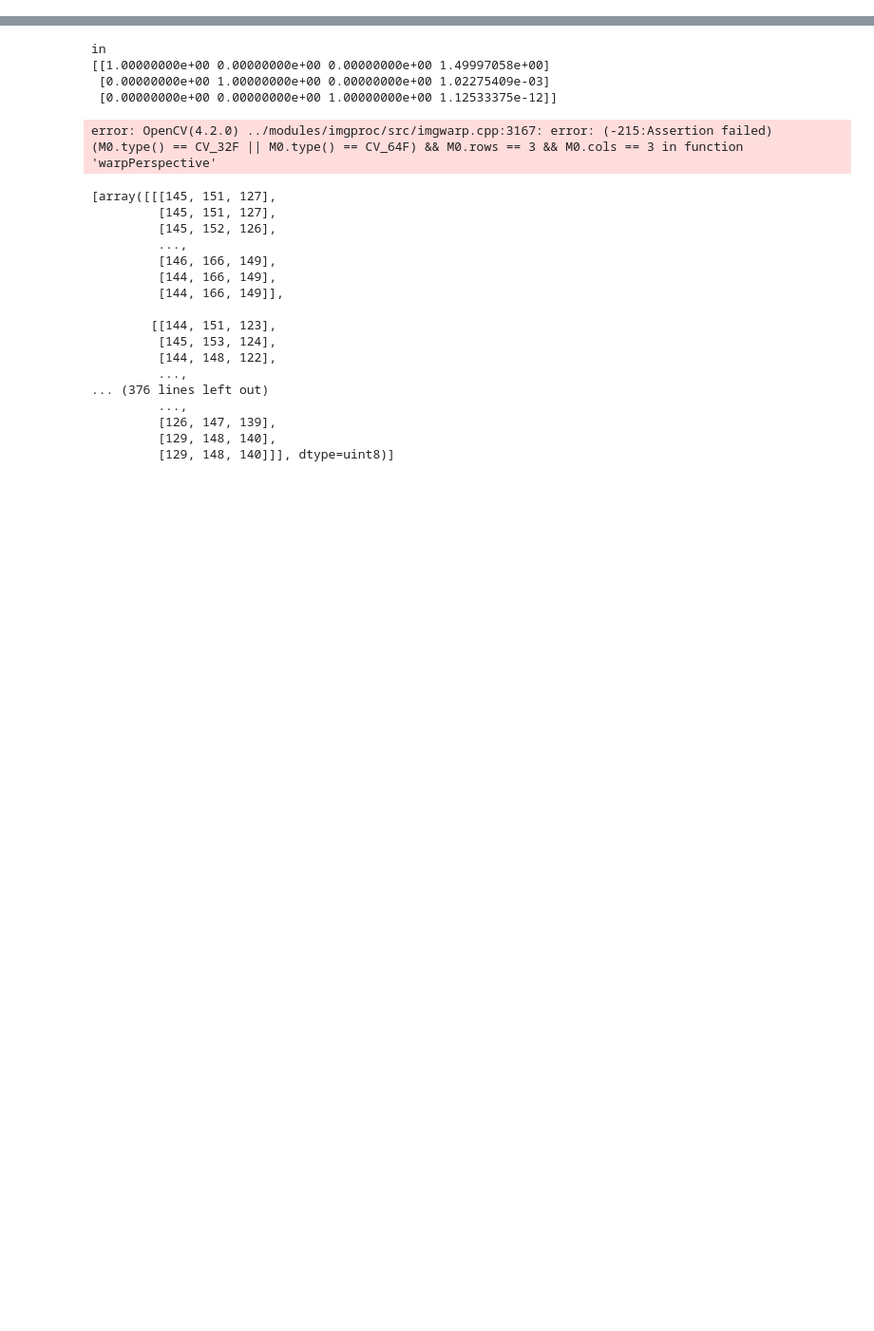
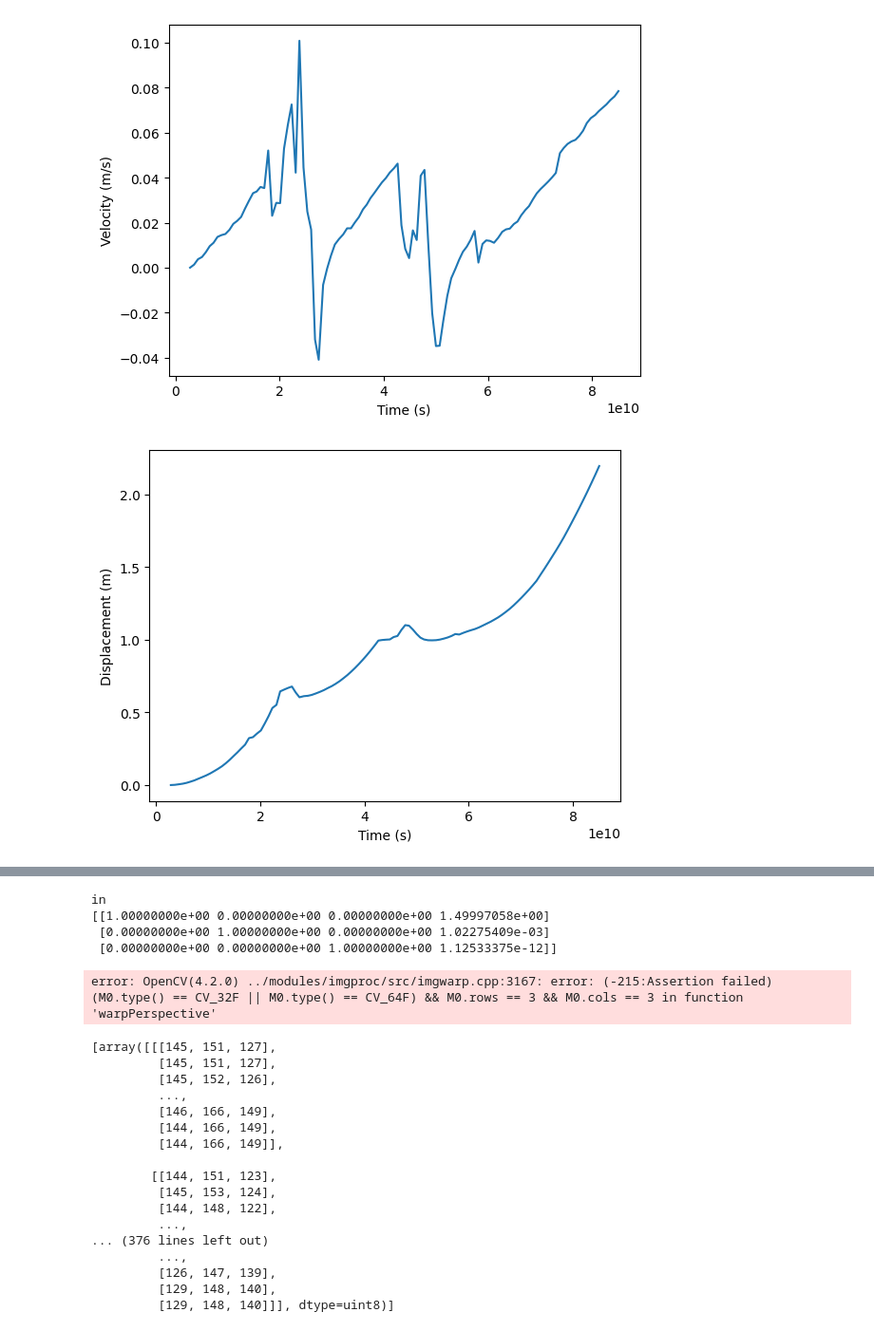
Before and after one commit to SAAB-NTU/2023_UWR, a Jupyter notebook: Analysis/Align_script.ipynb, the cells around one changed output, grey strips where cells are left out. Shown at 95% size. Drawn from its saved outputs; the diff is of its cells as text; code cells hidden in the pictures; blank space fills up the shorter version.

```diff
--- a/Analysis/Align_script.ipynb
+++ b/Analysis/Align_script.ipynb
@@ -5,7 +5,7 @@ import cv2
 import numpy as np
 import matplotlib.pyplot as plt
 # %%
-images_list=sorted(glob("./processed_data/Nov_21/3_reduced/*.png"))
+images_list=sorted(glob("./processed_data/Nov_21/4/*.png"))
 camera_data_clean=[x.split("/")[-1].split(".")[0] for x in images_list]
 camera_data_clean=[x.split("_")[0]+"."+x.split("_")[1] for x in camera_data_clean]
 camera_timestamps=np.array(camera_data_clean,np.float128)
@@ -19,5 +34,5 @@ array([ 0.       ,  2.017643 ,  4.0694752,  6.0797034,  8.0189543,
 # %%
-df=pd.read_csv("./processed_data/Nov_21/3/dataset3_2023_12_13_11_07_58_sync.csv")
+df=pd.read_csv("./processed_data/Nov_21/4/dataset4_2023_12_13_11_07_30_sync.csv")
 # %%
 times=np.array(df["Timestamp"]-df["Timestamp"][0],np.float128)
 # %%
@@ -46,3 +61,46 @@ array([ 0.        ,  0.74299908,  1.49830794,  1.71865463,  2.45717668,
 lst=[]
 for x in camera_tared:
     lst.append(np.argmin(np.abs(times_tared-x)))
+# %%
+def create_v_d(accs,imus):
+    vels=[]
+    prev_time=imus.iloc[0]["Timestamp"]/np.power(10,9)
+    bias=imus.iloc[0][accs]
+    prev_acc=0
+    prev_vel=0
+    for x in imus.iloc:
+
+            #Avg acc * dt = dv
+        vel_d=0.5*(prev_acc+x[accs]-bias)*(x["Timestamp"]/np.power(10,9)-prev_time)
+        vel=prev_vel+vel_d
+        prev_vel=vel
+        prev_time=x["Timestamp"]/np.power(10,9)
+        vels.append(vel)
+    plt.figure()
+    plt.ylabel("Velocity (m/s)")
+    plt.xlabel("Time (s)")
+    plt.plot(imus.iloc[:]["Timestamp"],vels)
+    i=0
+    prev_s=0
+    prev_time=imus.iloc[0]["Timestamp"]/np.power(10,9)
+    dists=[]
+    for x in imus.iloc:
+
+            #Avg acc * dt = dv
+        s=prev_s+vels[i]*(x["Timestamp"]/np.power(10,9)-prev_time)+0.5*0.5*(prev_acc+x[accs]-bias)*np.square(x["Timestamp"]/np.power(10,9)-prev_time)
+        prev_s=s
+        prev_vel=vel
+        prev_time=x["Timestamp"]/np.power(10,9)
+        dists.append(s)
+        i+=1
+    plt.figure()
+    plt.ylabel("Displacement (m)")
+    plt.xlabel("Time (s)")
+    plt.plot(imus.iloc[:]["Timestamp"],dists)
+    return vels,dists
+z_v,z_d=create_v_d("IMU_Linear_Acc_Z",df)
+y_v,y_d=create_v_d("IMU_Linear_Acc_Y",df)
+x_v,x_d=create_v_d("IMU_Linear_Acc_X",df)
+# %% [output]
+[figure, added]
+[figure, added]
```
Also changed, not shown: parts of 12 cells of this notebook, 11 other files.
